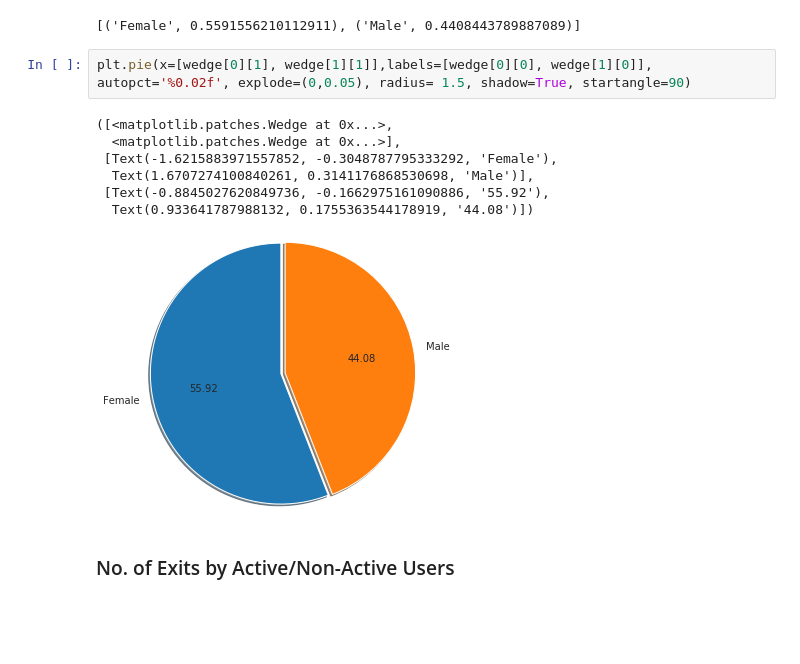
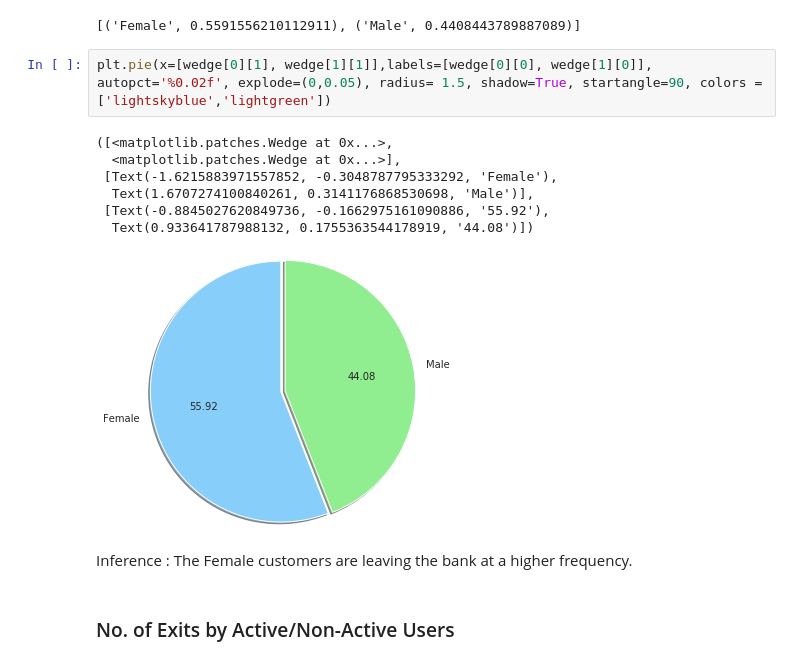
Before and after one commit to pratik-1999/Churn_Model, a Jupyter notebook: Geo_demographic_data_analysis.ipynb, the cells around one changed output. Drawn from its saved outputs; the diff is of its cells as text; blank space fills up the shorter version.

Commit message:
Inferences

```diff
--- a/Geo_demographic_data_analysis.ipynb
+++ b/Geo_demographic_data_analysis.ipynb
@@ -96,15 +98,17 @@ wedge
 # %% [output]
 [('Female', 0.5591556210112911), ('Male', 0.4408443789887089)]
 # %%
-plt.pie(x=[wedge[0][1], wedge[1][1]],labels=[wedge[0][0], wedge[1][0]], autopct='%0.02f', explode=(0,0.05), radius= 1.5, shadow=True, startangle=90)
+plt.pie(x=[wedge[0][1], wedge[1][1]],labels=[wedge[0][0], wedge[1][0]], autopct='%0.02f', explode=(0,0.05), radius= 1.5, shadow=True, startangle=90, colors = ['lightskyblue','lightgreen'])
 # %% [output]
 ([<matplotlib.patches.Wedge at 0x...>,
   <matplotlib.patches.Wedge at 0x...>],
  [Text(-1.6215883971557852, -0.3048787795333292, 'Female'),
   Text(1.6707274100840261, 0.3141176868530698, 'Male')],
  [Text(-0.8845027620849736, -0.1662975161090886, '55.92'),
   Text(0.933641787988132, 0.1755363544178919, '44.08')])
-[figure, old version]
+[figure, new version]
+# %% [markdown]
+Inference : The Female customers are leaving the bank at a higher frequency.
 # %% [markdown]
 ### No. of Exits by Active/Non-Active Users
 # %%
```
Also changed, not shown: parts of 3 cells of this notebook, 1 other file.
